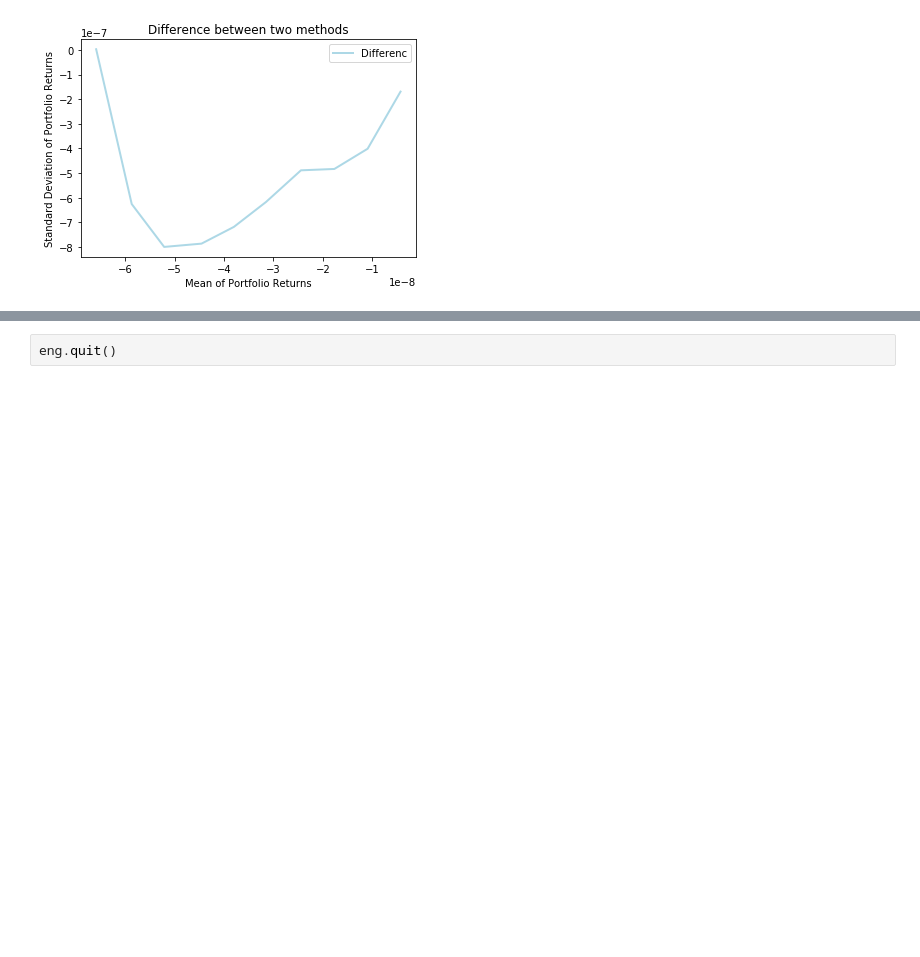
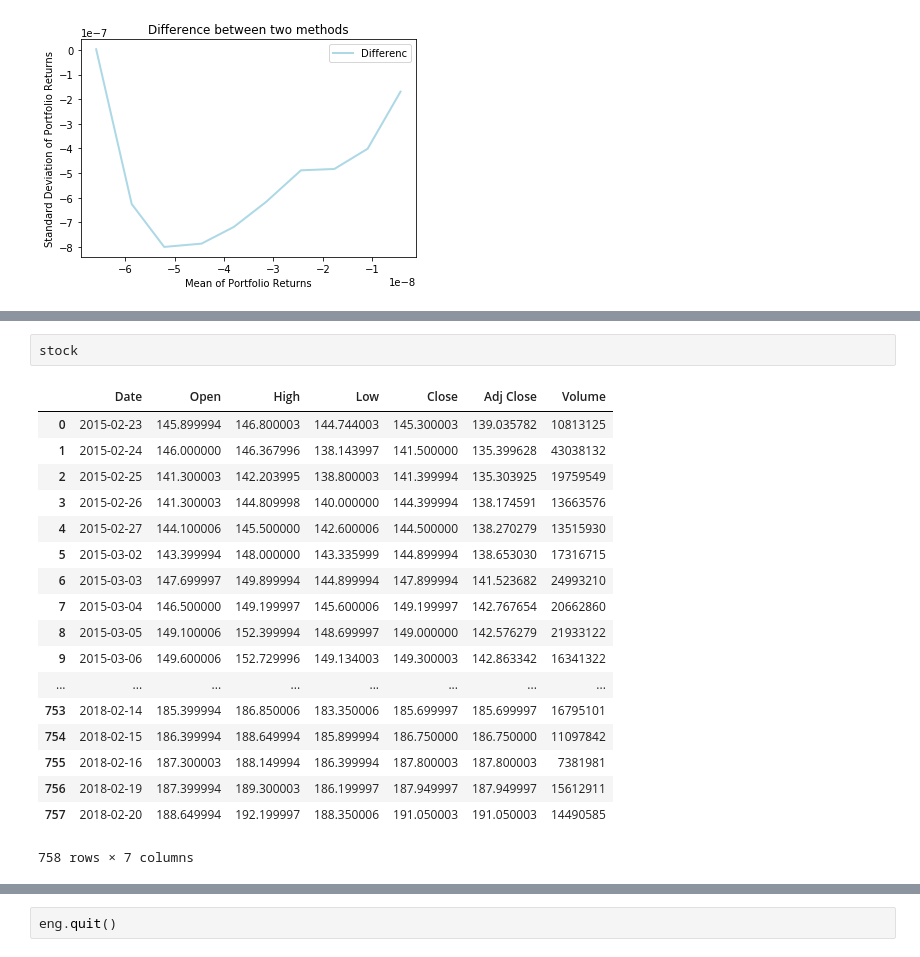
Before and after one commit to Trouble404/Computational-Finance-coursework, a Jupyter notebook: comp6212.ipynb, the cells around one changed output, grey strips where cells are left out. Drawn from its saved outputs; the diff is of its cells as text; blank space fills up the shorter version.

```diff
--- a/comp6212.ipynb
+++ b/comp6212.ipynb
@@ -160,0 +199,21 @@ plt.show()
+# %%
+stock
+# %% [output]
+|  | Date | Open | High | Low | Close | Adj Close | Volume |
+| 0 | 2015-02-23 | 145.899994 | 146.800003 | 144.744003 | 145.300003 | 139.035782 | 10813125 |
+| 1 | 2015-02-24 | 146.000000 | 146.367996 | 138.143997 | 141.500000 | 135.399628 | 43038132 |
+| 2 | 2015-02-25 | 141.300003 | 142.203995 | 138.800003 | 141.399994 | 135.303925 | 19759549 |
+| 3 | 2015-02-26 | 141.300003 | 144.809998 | 140.000000 | 144.399994 | 138.174591 | 13663576 |
+| 4 | 2015-02-27 | 144.100006 | 145.500000 | 142.600006 | 144.500000 | 138.270279 | 13515930 |
+| 5 | 2015-03-02 | 143.399994 | 148.000000 | 143.335999 | 144.899994 | 138.653030 | 17316715 |
+| 6 | 2015-03-03 | 147.699997 | 149.899994 | 144.899994 | 147.899994 | 141.523682 | 24993210 |
+| 7 | 2015-03-04 | 146.500000 | 149.199997 | 145.600006 | 149.199997 | 142.767654 | 20662860 |
+| 8 | 2015-03-05 | 149.100006 | 152.399994 | 148.699997 | 149.000000 | 142.576279 | 21933122 |
+| 9 | 2015-03-06 | 149.600006 | 152.729996 | 149.134003 | 149.300003 | 142.863342 | 16341322 |
+| ... | ... | ... | ... | ... | ... | ... | ... |
+| 753 | 2018-02-14 | 185.399994 | 186.850006 | 183.350006 | 185.699997 | 185.699997 | 16795101 |
+| 754 | 2018-02-15 | 186.399994 | 188.649994 | 185.899994 | 186.750000 | 186.750000 | 11097842 |
+| 755 | 2018-02-16 | 187.300003 | 188.149994 | 186.399994 | 187.800003 | 187.800003 | 7381981 |
+| 756 | 2018-02-19 | 187.399994 | 189.300003 | 186.199997 | 187.949997 | 187.949997 | 15612911 |
+| 757 | 2018-02-20 | 188.649994 | 192.199997 | 188.350006 | 191.050003 | 191.050003 | 14490585 |
+758 rows × 7 columns
```
Also changed, not shown: parts of 24 cells of this notebook.
